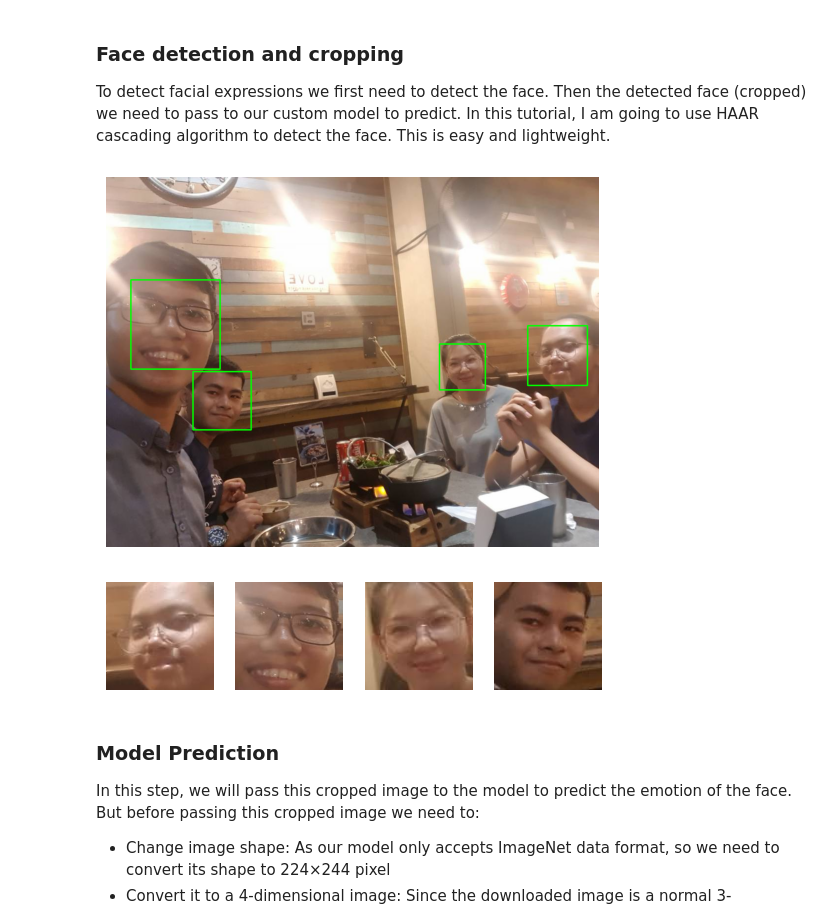
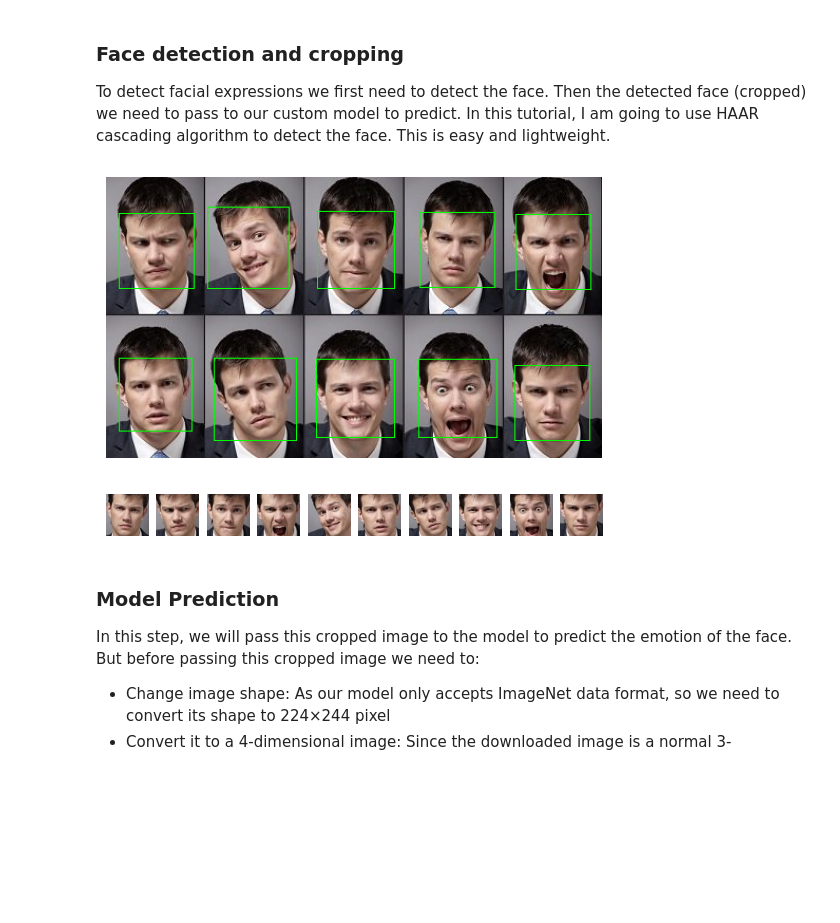
Before and after one commit to phsophea101/dl-human-emotions, a Jupyter notebook: train-model.ipynb, the cells around one changed output. Cells and saved outputs as stored; diff of their text form; code cells hidden in the pictures; blank space fills up the shorter version.

```diff
--- a/train-model.ipynb
+++ b/train-model.ipynb
@@ -428,7 +425,7 @@ ax = sns.heatmap(cm, cbar=False, cmap="Blues", annot=True, annot_kws={"size": 16
 Let’s first read the image using OpenCV. This sample image I have downloaded from the internet to test the model.
 # %%
 # Read downloaded test image in Opencv
-test_img = cv2.imread('../dataset/images/9GE94Qv0mFIa5DkAGgLc.jpg')
+test_img = cv2.imread('../dataset/images/emotion-detector2.jpg')
 # Take a backup of input image before face detection
 img_bcp = test_img.copy()
 # disable axis
@@ -443,31 +440,31 @@ To detect facial expressions we first need to detect the face. Then the detected
 # %%
 # Define haar cascade classifier for face detection
 face_classifier = cv2.CascadeClassifier(cv2.data.haarcascades + 'haarcascade_frontalface_default.xml')
 # Convert image to gray scale OpenCV
 gray_img = cv2.cvtColor(test_img, cv2.COLOR_BGR2GRAY)
 # Detect face using haar cascade classifier
 faces_coordinates = face_classifier.detectMultiScale(gray_img,scaleFactor=1.1, minNeighbors=5, minSize=(1, 1),flags = cv2.CASCADE_SCALE_IMAGE)
 cropped_faces = []
 # Draw a rectangle around the faces
 for (x, y, w, h) in faces_coordinates:
     # Draw rectangle around face
-    cv2.rectangle(test_img, (x, y), (x + w, y + h), (0, 255, 0), 2)
+    cv2.rectangle(test_img, (x, y), (x + w, y + h), (0, 255, 0), 1)
     # Crop face from image
     cropped_faces.append(img_bcp[y:y+h, x:x+w])
 
 # Plot original image
 plt.subplot(1, 1, 1)
 plt.axis('off')
 plt.imshow(cv2.cvtColor(test_img, cv2.COLOR_BGR2RGB))
 plt.show();
 for index, item in enumerate(cropped_faces):
     # Plot original image
     plt.subplot(1, len(cropped_faces), index+1)
     plt.axis('off')
     plt.imshow(cv2.cvtColor(item, cv2.COLOR_BGR2RGB))
 # %% [output]
-[figure, old version]
+[figure, new version]
-[figure, old version]
+[figure, new version]
 # %% [markdown]
 ###  Model Prediction
 In this step, we will pass this cropped image to the model to predict the emotion of the face. But before passing this cropped image we need to:
```
Also changed, not shown: parts of 7 cells of this notebook.
